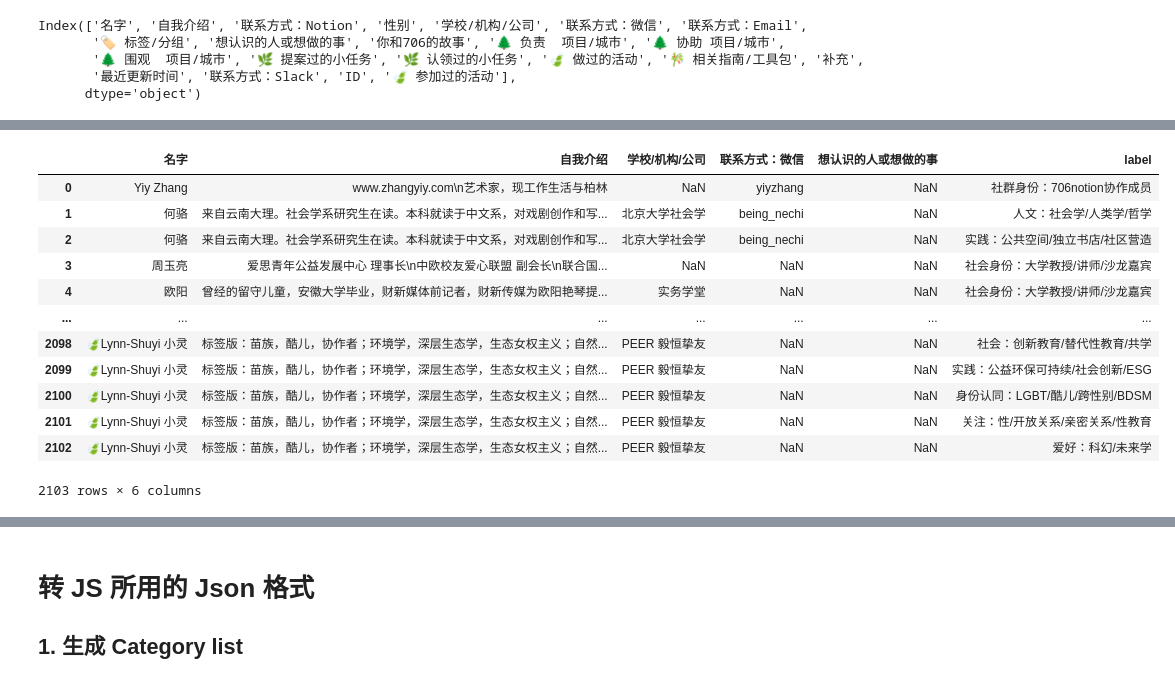
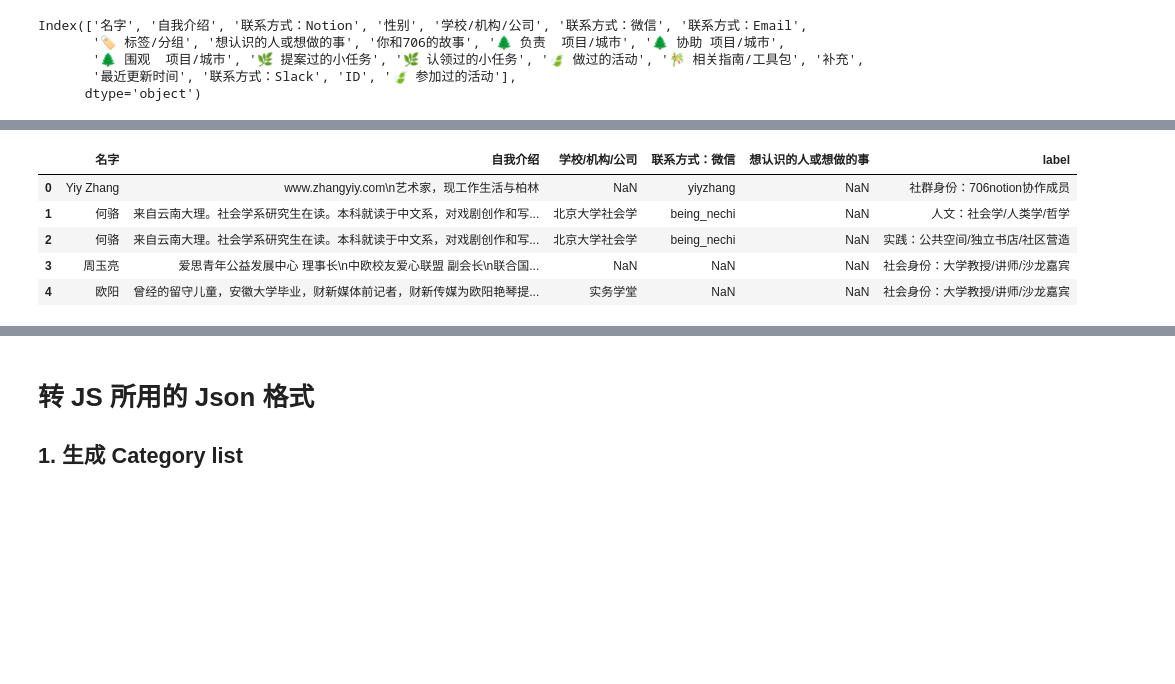
Before and after one commit to Sodaoo/706-Partener-visualize, a Jupyter notebook: Notion.ipynb, the cells around one changed output, grey strips where cells are left out. Drawn from its saved outputs; the diff is of its cells as text; code cells hidden in the pictures; blank space fills up the shorter version.

```diff
--- a/Notion.ipynb
+++ b/Notion.ipynb
@@ -132,21 +114,14 @@ df__['label'] = df__['label'].apply(url_process)
 # %%
 df__['label'] = df__['label'].map(label_dic)
 # %%
-df__
+df__.head()
 # %% [output]
 |  | 名字 | 自我介绍 | 学校/机构/公司 | 联系方式：微信 | 想认识的人或想做的事 | label |
 | 0 | Yiy Zhang | www.zhangyiy.com\n艺术家，现工作生活与柏林 | NaN | yiyzhang | NaN | 社群身份：706notion协作成员 |
 | 1 | 何骆 | 来自云南大理。社会学系研究生在读。本科就读于中文系，对戏剧创作和写... | 北京大学社会学 | being_nechi | NaN | 人文：社会学/人类学/哲学 |
 | 2 | 何骆 | 来自云南大理。社会学系研究生在读。本科就读于中文系，对戏剧创作和写... | 北京大学社会学 | being_nechi | NaN | 实践：公共空间/独立书店/社区营造 |
 | 3 | 周玉亮 | 爱思青年公益发展中心 理事长\n中欧校友爱心联盟 副会长\n联合国... | NaN | NaN | NaN | 社会身份：大学教授/讲师/沙龙嘉宾 |
 | 4 | 欧阳 | 曾经的留守儿童，安徽大学毕业，财新媒体前记者，财新传媒为欧阳艳琴提... | 实务学堂 | NaN | NaN | 社会身份：大学教授/讲师/沙龙嘉宾 |
-| ... | ... | ... | ... | ... | ... | ... |
-| 2098 | 🍃Lynn-Shuyi 小灵 | 标签版：苗族，酷儿，协作者；环境学，深层生态学，生态女权主义；自然... | PEER 毅恒挚友 | NaN | NaN | 社会：创新教育/替代性教育/共学 |
-| 2099 | 🍃Lynn-Shuyi 小灵 | 标签版：苗族，酷儿，协作者；环境学，深层生态学，生态女权主义；自然... | PEER 毅恒挚友 | NaN | NaN | 实践：公益环保可持续/社会创新/ESG |
-| 2100 | 🍃Lynn-Shuyi 小灵 | 标签版：苗族，酷儿，协作者；环境学，深层生态学，生态女权主义；自然... | PEER 毅恒挚友 | NaN | NaN | 身份认同：LGBT/酷儿/跨性别/BDSM |
-| 2101 | 🍃Lynn-Shuyi 小灵 | 标签版：苗族，酷儿，协作者；环境学，深层生态学，生态女权主义；自然... | PEER 毅恒挚友 | NaN | NaN | 关注：性/开放关系/亲密关系/性教育 |
-| 2102 | 🍃Lynn-Shuyi 小灵 | 标签版：苗族，酷儿，协作者；环境学，深层生态学，生态女权主义；自然... | PEER 毅恒挚友 | NaN | NaN | 爱好：科幻/未来学 |
-2103 rows × 6 columns
 # %%
 # id 可以重复，只是会边连起来
 """
```
Also changed, not shown: parts of 6 cells of this notebook.
